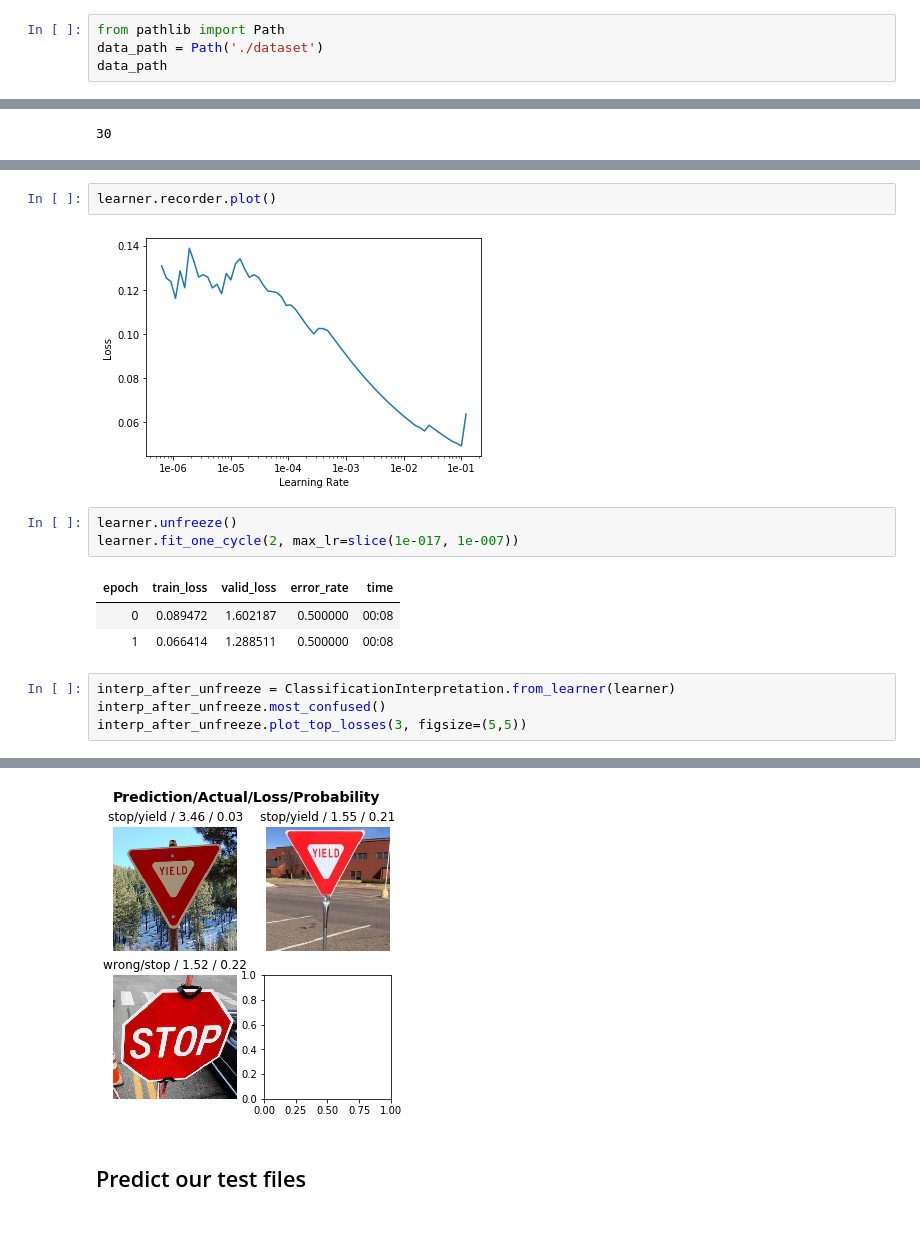
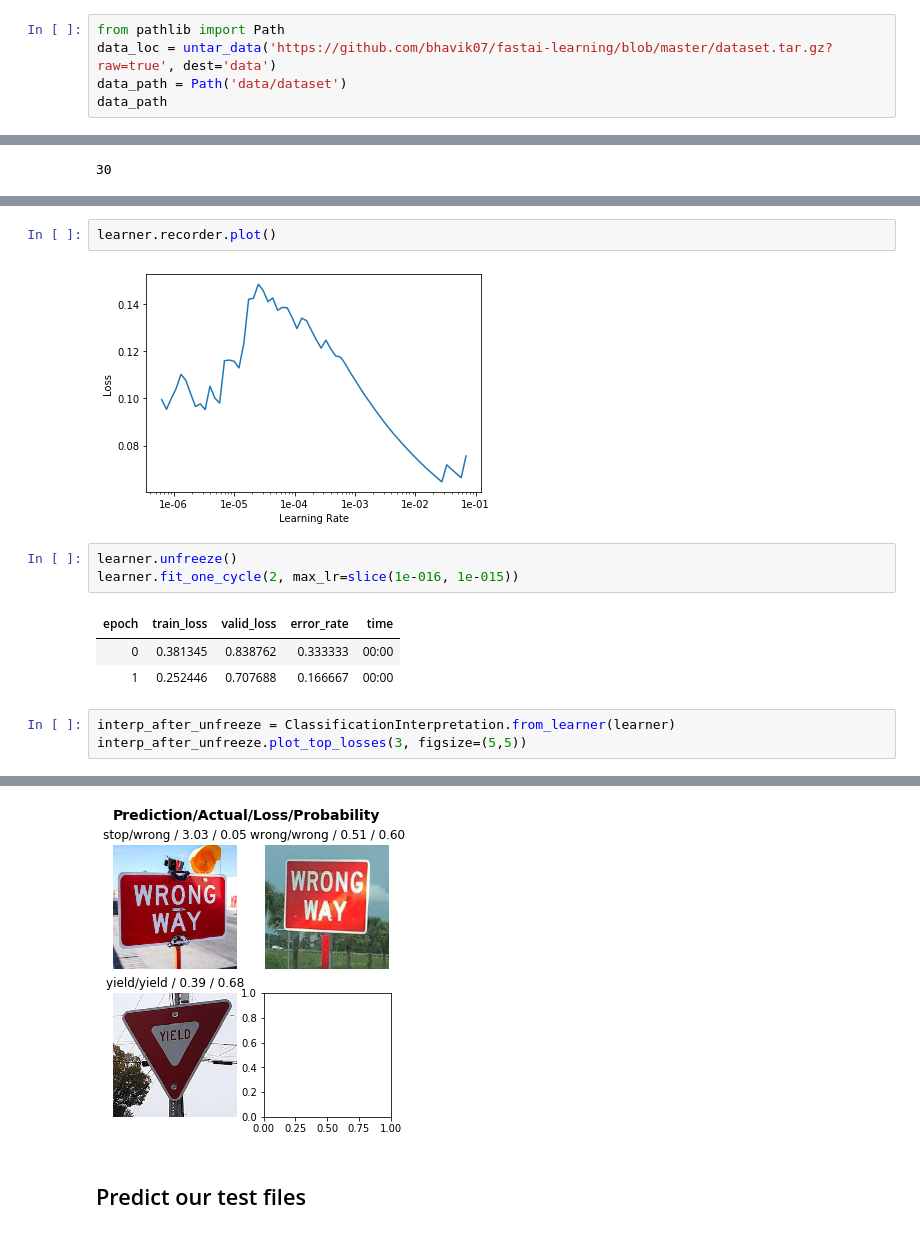
Before and after one commit to bhavik07/fastai-learning, a Jupyter notebook: lesson1-homework.ipynb, the cells around one changed output, grey strips where cells are left out. Drawn from its saved outputs; the diff is of its cells as text.

```diff
--- a/lesson1-homework.ipynb
+++ b/lesson1-homework.ipynb
@@ -5,6 +5,7 @@ from fastai.metrics import error_rate
 ## Create the data path
 # %%
 from pathlib import Path
-data_path = Path('./dataset')
+data_loc = untar_data('https://github.com/bhavik07/fastai-learning/blob/master/dataset.tar.gz?raw=true', dest='data')
+data_path = Path('data/dataset')
 data_path
 # %% [output]
@@ -127,21 +131,20 @@ LR Finder is complete, type {learner_name}.recorder.plot() to see the graph.
 # %%
 learner.recorder.plot()
 # %% [output]
-[figure, old version]
+[figure, new version]
 # %%
 learner.unfreeze()
-learner.fit_one_cycle(2, max_lr=slice(1e-017, 1e-007))
+learner.fit_one_cycle(2, max_lr=slice(1e-016, 1e-015))
 # %% [output]
 | epoch | train_loss | valid_loss | error_rate | time |
-| 0 | 0.089472 | 1.602187 | 0.500000 | 00:08 |
-| 1 | 0.066414 | 1.288511 | 0.500000 | 00:08 |
+| 0 | 0.381345 | 0.838762 | 0.333333 | 00:00 |
+| 1 | 0.252446 | 0.707688 | 0.166667 | 00:00 |
 # %%
 interp_after_unfreeze = ClassificationInterpretation.from_learner(learner)
-interp_after_unfreeze.most_confused()
 interp_after_unfreeze.plot_top_losses(3, figsize=(5,5))
 # %% [output]
 [interactive output not drawn]
-[figure, old version]
+[figure, new version]
 # %% [markdown]
 ## Predict our test files
 # %%
```
Also changed, not shown: parts of 17 cells of this notebook.
